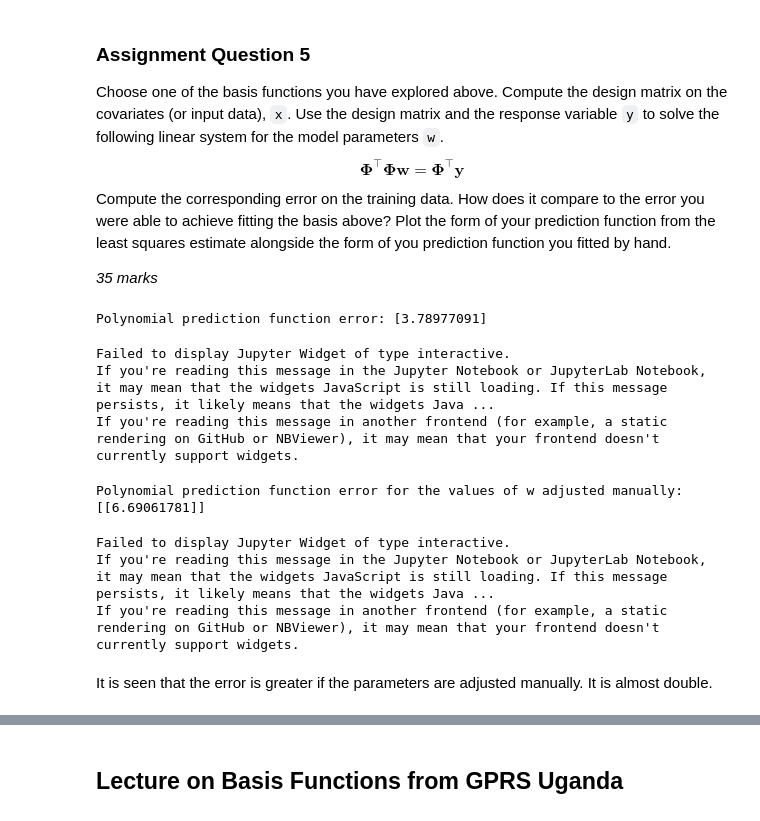
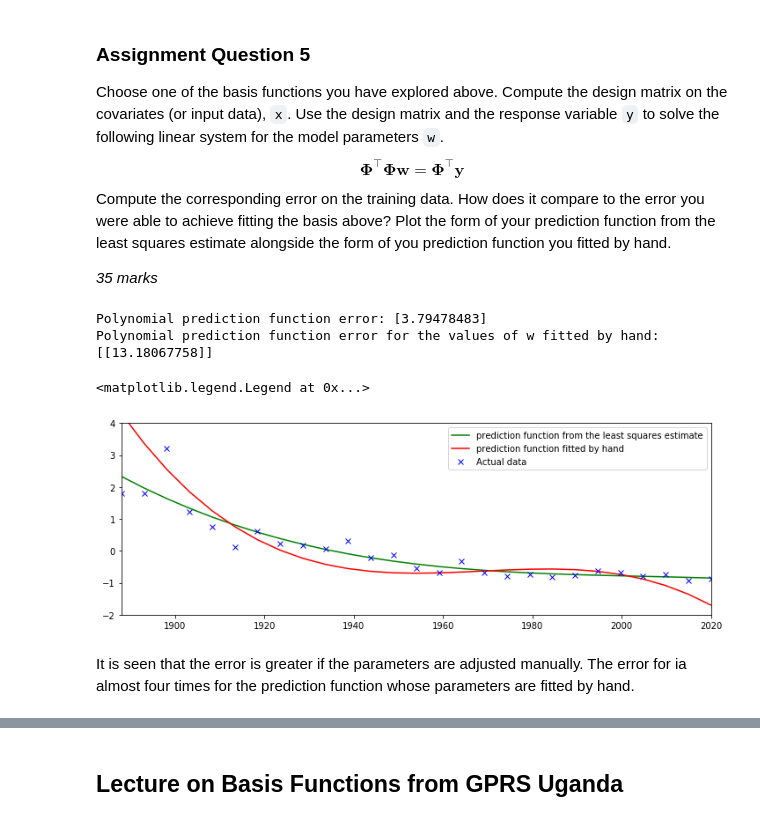
Before and after one commit to svpatil1/Basis-Functions-Asgn4, a Jupyter notebook: assignment-4-svpatil1-master/lab_session_week4.ipynb, the cells around one changed output, grey strips where cells are left out. Saved outputs shown, nothing was run; the diff lists cells and outputs as text; code cells hidden in the pictures.

```diff
--- a/assignment-4-svpatil1-master/lab_session_week4.ipynb
+++ b/assignment-4-svpatil1-master/lab_session_week4.ipynb
@@ -584,68 +500,47 @@ def display_prediction1(basis, num_basis=4, wlim=(-1.,1.), fig=None, ax=None, xl
 # %%
-
-# to compute design matrix and the response variable y to solve the following linear system for the model parameters w
-
 import scipy as sp
 import numpy as np
+import pylab
 
 phi = polynomial(x, num_basis=4, data_limits=[1888., 2020.])
-
 # The code for QR decomposition is taken from the assignment 3
 Q, R = np.linalg.qr(phi)
 w = sp.linalg.solve_triangular(R, np.dot(Q.T, y))
 w
 prediction_function = np.matmul(phi,w)
 
 # to find error
 
 error_array = y - prediction_function
 error_square = np.square(error_array)
 error = sum(error_square)
 print("Polynomial prediction function error:",error)
 
-fig, ax = plt.subplots(figsize=(12,4))
-ax.plot(x, y, 'rx')
-plt.title('Prediction function from the least squares estimate')
-display_prediction1(basis=polynomial,
-                                 ylim=[-2.0, 4.],
-                                 data_limits=(1888, 2020),
-                                 fig=fig, ax=ax,
-                                 offset=0.,
-                                 wlim = (-4, 4),
-                                 num_basis=4)
-
-
-# for finding error and plotting the prediction function for the values of w adjusted manually above.
 # The values for w adjusted manually were,w_0 = -0.7, w_1 = 0, w_2 = 2, w_3 = -3
 w = np.asmatrix([[-0.7], [0], [2], [-3]])
 
-prediction_function = np.matmul(phi,w)
+prediction_function1 = np.matmul(phi,w)
 
-# to find error
+# to find error for the prediction function whose "w" values are adjusted manually.
 
-error_array = y - prediction_function
+error_array = y - prediction_function1
 error_square = np.square(error_array)
 error = sum(error_square)
-print("Polynomial prediction function error for the values of w adjusted manually:",error)
+print("Polynomial prediction function error for the values of w fitted by hand:",error)
+
+# plotting the prediction functions
 
 fig, ax = plt.subplots(figsize=(12,4))
-ax.plot(x, y, 'rx')
-plt.title('Prediction function fitted by hand')
-display_prediction1(basis=polynomial,
-                                 ylim=[-2.0, 4.],
-                                 data_limits=(1888, 2020),
-                                 fig=fig, ax=ax,
-                                 offset=0.,
-                                 wlim = (-4, 4),
-                                 num_basis=4)
+ax.set_ylim(-2,4)
+ax.set_xlim(1888,2020)
+ax.plot(x, prediction_function,'-g', label='prediction function from the least squares estimate')
+ax.plot(x, prediction_function1,'-r', label='prediction function fitted by hand')
+ax.plot(x, y, 'bx', label='Actual data')
+ax.legend(loc='upper right')
 # %% [output]
-Polynomial prediction function error: [3.78977091]
+Polynomial prediction function error: [3.79478483]
+Polynomial prediction function error for the values of w fitted by hand: [[13.18067758]]
-Failed to display Jupyter Widget of type interactive.
-If you're reading this message in the Jupyter Notebook or JupyterLab Notebook, it may mean that the widgets JavaScript is still loading. If this message persists, it likely means that the widgets Java ...
-If you're reading this message in another frontend (for example, a static rendering on GitHub or NBViewer), it may mean that your frontend doesn't currently support widgets.
+<matplotlib.legend.Legend at 0x...>
-Polynomial prediction function error for the values of w adjusted manually: [[6.69061781]]
-Failed to display Jupyter Widget of type interactive.
-If you're reading this message in the Jupyter Notebook or JupyterLab Notebook, it may mean that the widgets JavaScript is still loading. If this message persists, it likely means that the widgets Java ...
-If you're reading this message in another frontend (for example, a static rendering on GitHub or NBViewer), it may mean that your frontend doesn't currently support widgets.
+[figure, added]
 # %% [markdown]
-It is seen that the error is greater if the parameters are adjusted manually. It is almost double.
+It is seen that the error is greater if the parameters are adjusted manually. The error for ia almost four times for the prediction function whose parameters are fitted by hand.
```
Also changed, not shown: parts of 2 cells of this notebook.
